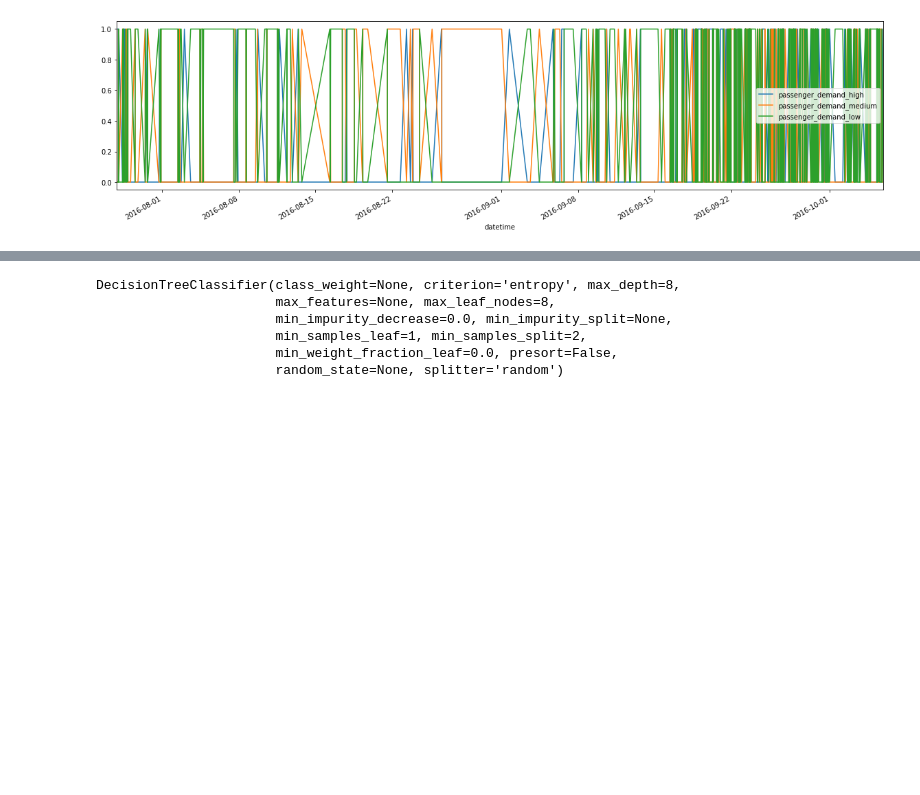
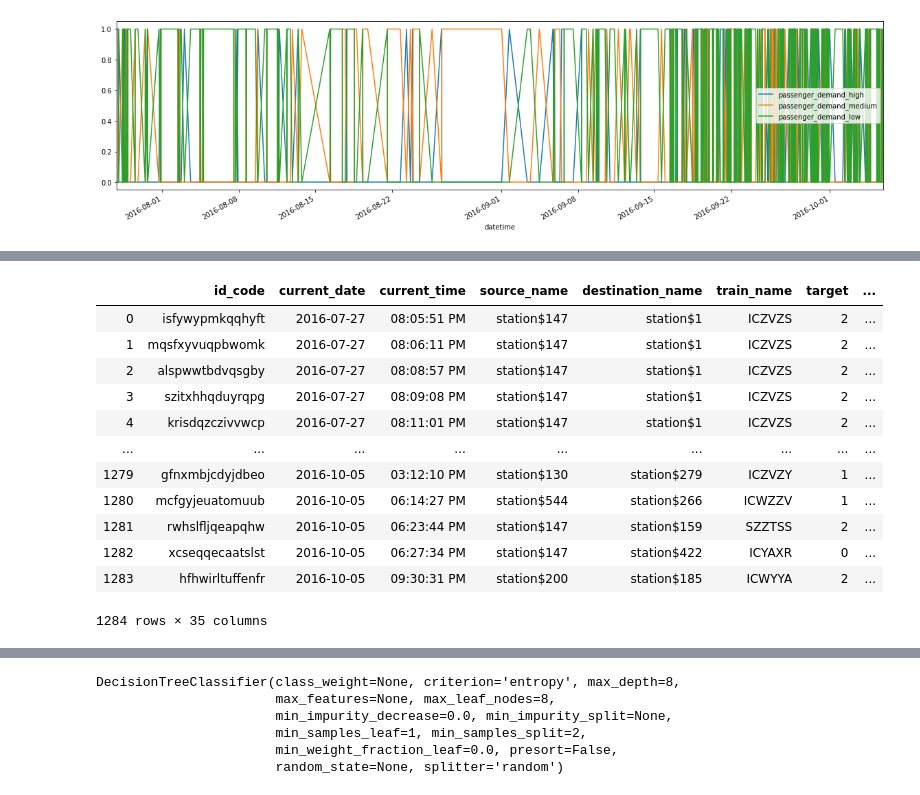
Before and after one commit to NarendraBabuOggu/Machine-Learning, a Jupyter notebook: hitachi_new.ipynb, the cells around one changed output, grey strips where cells are left out. Cells and saved outputs as stored; diff of their text form; code cells hidden in the pictures; blank space fills up the shorter version.

```diff
--- a/hitachi_new.ipynb
+++ b/hitachi_new.ipynb
@@ -306,0 +285,4 @@ test_data[['station_high_prob', 'station_low_prob', 'station_medium_prob', 'trai
+# %%
+days_df = train_data.groupby(['current_day'])['passenger_demand_high', 'passenger_demand_medium', 'passenger_demand_low'].mean()
+days_df.columns = ['day_high_prob', 'day_medium_prob', 'day_low_prob']
+days_df
@@ -306,0 +299,18 @@ test_data[['station_high_prob', 'station_low_prob', 'station_medium_prob', 'trai
+# %%
+days_df.reset_index(inplace=True)
+train_data = train_data.merge(days_df, left_on='current_day', right_on = 'current_day', how='left')
+train_data
+# %% [output]
+|  | id_code | current_date | current_time | source_name | destination_name | train_name | target | ... |
+| 0 | isfywypmkqqhyft | 2016-07-27 | 08:05:51 PM | station$147 | station$1 | ICZVZS | 2 | ... |
+| 1 | mqsfxyvuqpbwomk | 2016-07-27 | 08:06:11 PM | station$147 | station$1 | ICZVZS | 2 | ... |
+| 2 | alspwwtbdvqsgby | 2016-07-27 | 08:08:57 PM | station$147 | station$1 | ICZVZS | 2 | ... |
+| 3 | szitxhhqduyrqpg | 2016-07-27 | 08:09:08 PM | station$147 | station$1 | ICZVZS | 2 | ... |
+| 4 | krisdqzczivvwcp | 2016-07-27 | 08:11:01 PM | station$147 | station$1 | ICZVZS | 2 | ... |
+| ... | ... | ... | ... | ... | ... | ... | ... | ... |
+| 1279 | gfnxmbjcdyjdbeo | 2016-10-05 | 03:12:10 PM | station$130 | station$279 | ICZVZY | 1 | ... |
+| 1280 | mcfgyjeuatomuub | 2016-10-05 | 06:14:27 PM | station$544 | station$266 | ICWZZV | 1 | ... |
+| 1281 | rwhslfljqeapqhw | 2016-10-05 | 06:23:44 PM | station$147 | station$159 | SZZTSS | 2 | ... |
+| 1282 | xcseqqecaatslst | 2016-10-05 | 06:27:34 PM | station$147 | station$422 | ICYAXR | 0 | ... |
+| 1283 | hfhwirltuffenfr | 2016-10-05 | 09:30:31 PM | station$200 | station$185 | ICWYYA | 2 | ... |
+1284 rows × 35 columns
```
Also changed, not shown: parts of 58 cells of this notebook.
